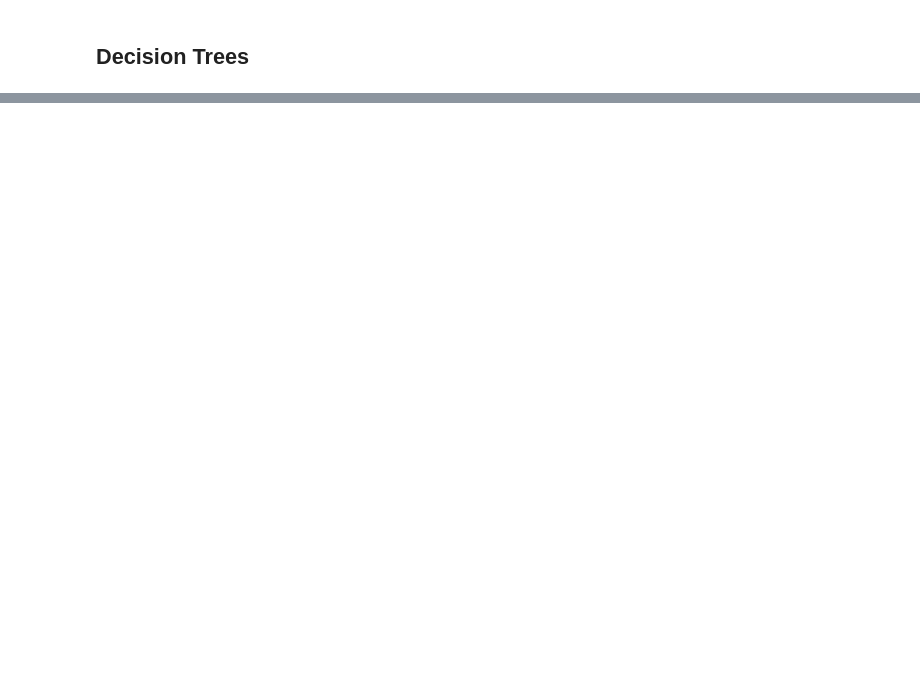
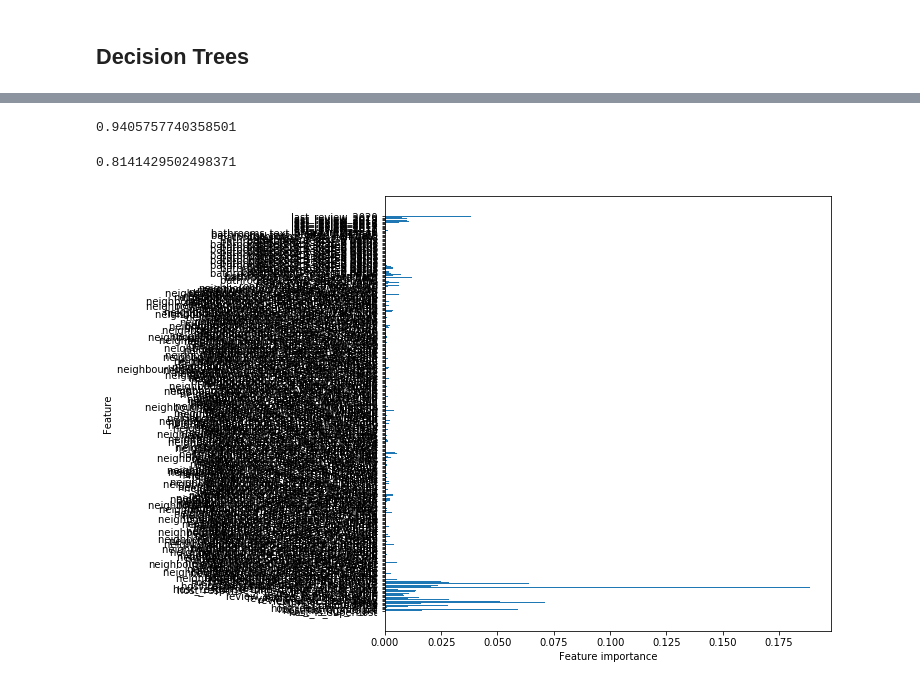
Before and after one commit to tjkim614/airbnb_nyc_dec_2020, a Jupyter notebook: Airbnb_Booking_ML.ipynb, the cells around one changed output, grey strips where cells are left out. Cells and saved outputs as stored; diff of their text form; code cells hidden in the pictures; blank space fills up the shorter version.

```diff
--- a/Airbnb_Booking_ML.ipynb
+++ b/Airbnb_Booking_ML.ipynb
@@ -1184,0 +1926,5 @@ ValueError: could not convert string to float: 'f'
+# %%
+bagged_tree =  BaggingClassifier(DecisionTreeClassifier(criterion='gini', max_depth=30),
+                                 n_estimators=20)
+# %%
+bagged_tree.fit(X_train_c, y_train_bc)
@@ -1184,0 +1973,3 @@ ValueError: could not convert string to float: 'f'
+# %%
+forest = RandomForestClassifier(n_estimators=100, max_depth= 30)
+forest.fit(X_train_c, y_train_bc)
@@ -1184,0 +1984,22 @@ ValueError: could not convert string to float: 'f'
+# %%
+# Training accuracy score
+forest.score(X_train_c, y_train_bc)
+# %% [output]
+0.9405757740358501
+# %%
+# Test accuracy score
+forest.score(X_test_c, y_test_bc)
+# %% [output]
+0.8141429502498371
+# %%
+def plot_feature_importances(model):
+    n_features = X_train_c.shape[1]
+    plt.figure(figsize=(8,8))
+    plt.barh(range(n_features), model.feature_importances_, align='center')
+    plt.yticks(np.arange(n_features), X_train_c.columns.values)
+    plt.xlabel('Feature importance')
+    plt.ylabel('Feature')
+# %%
+plot_feature_importances(forest)
+# %% [output]
+[figure, added]
```
Also changed, not shown: parts of 107 cells of this notebook.
